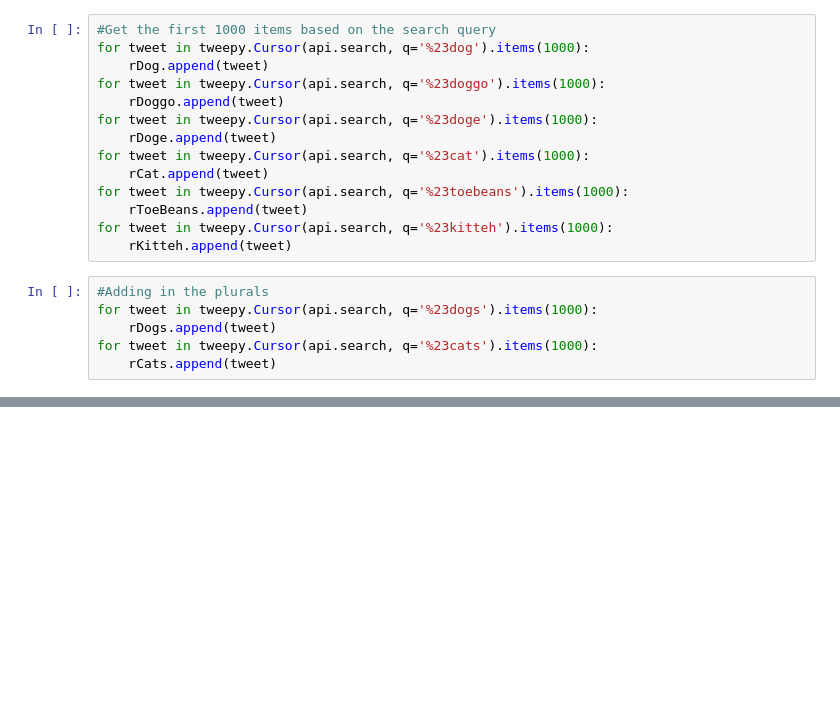
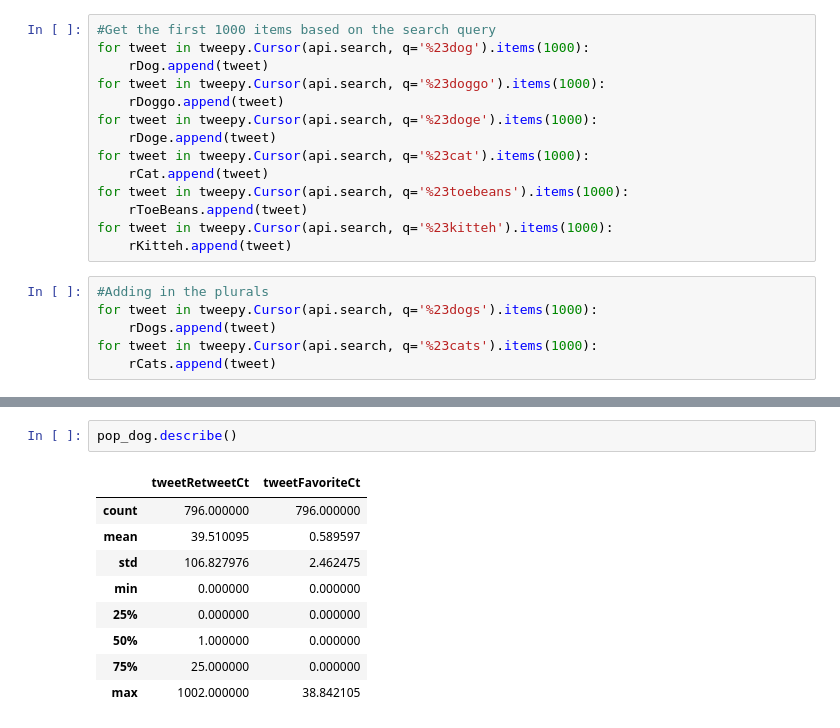
Before and after one commit to Data-Science-for-Linguists/Dog_vs_Cat_Neologisms_on_Twitter, a Jupyter notebook: Project.ipynb, the cells around one changed output, grey strips where cells are left out. Saved outputs shown, nothing was run; the diff lists cells and outputs as text; blank space fills up the shorter version.

```diff
--- a/Project.ipynb
+++ b/Project.ipynb
@@ -268,0 +323,12 @@ pop_dog
+# %%
+pop_dog.describe()
+# %% [output]
+|  | tweetRetweetCt | tweetFavoriteCt |
+| count | 796.000000 | 796.000000 |
+| mean | 39.510095 | 0.589597 |
+| std | 106.827976 | 2.462475 |
+| min | 0.000000 | 0.000000 |
+| 25% | 0.000000 | 0.000000 |
+| 50% | 1.000000 | 0.000000 |
+| 75% | 25.000000 | 0.000000 |
+| max | 1002.000000 | 38.842105 |
```
Also changed, not shown: parts of 26 cells of this notebook, 1 other file.
